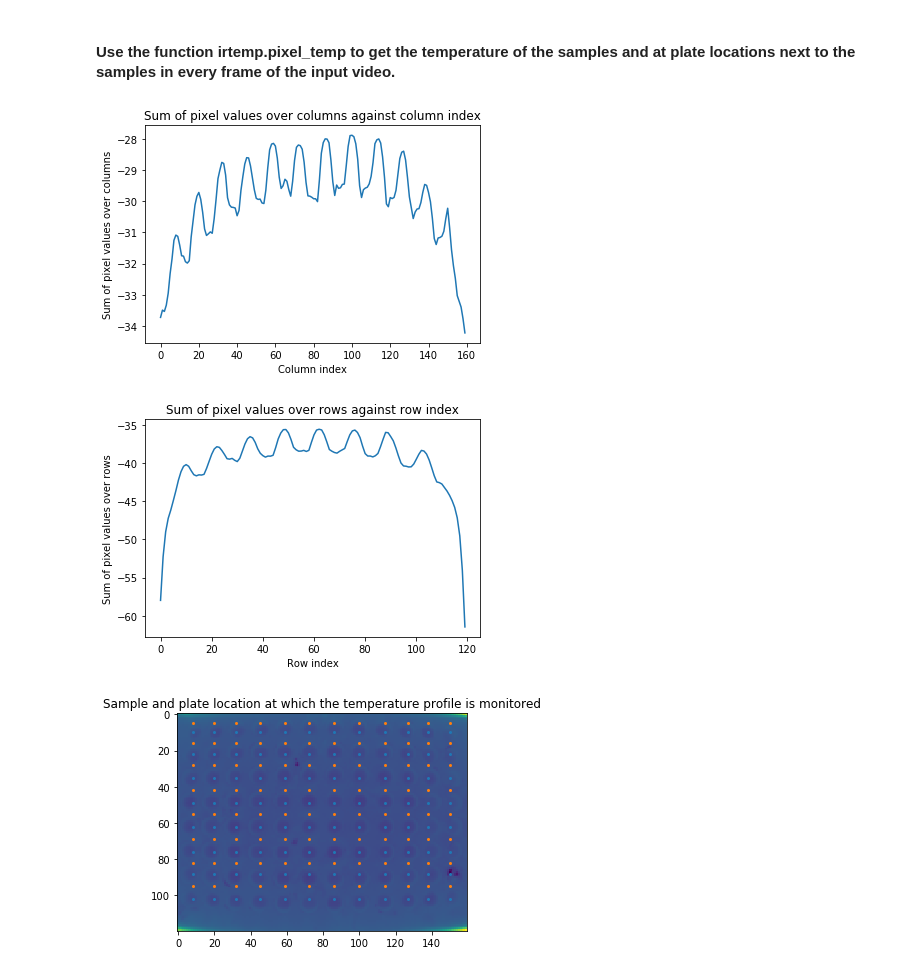
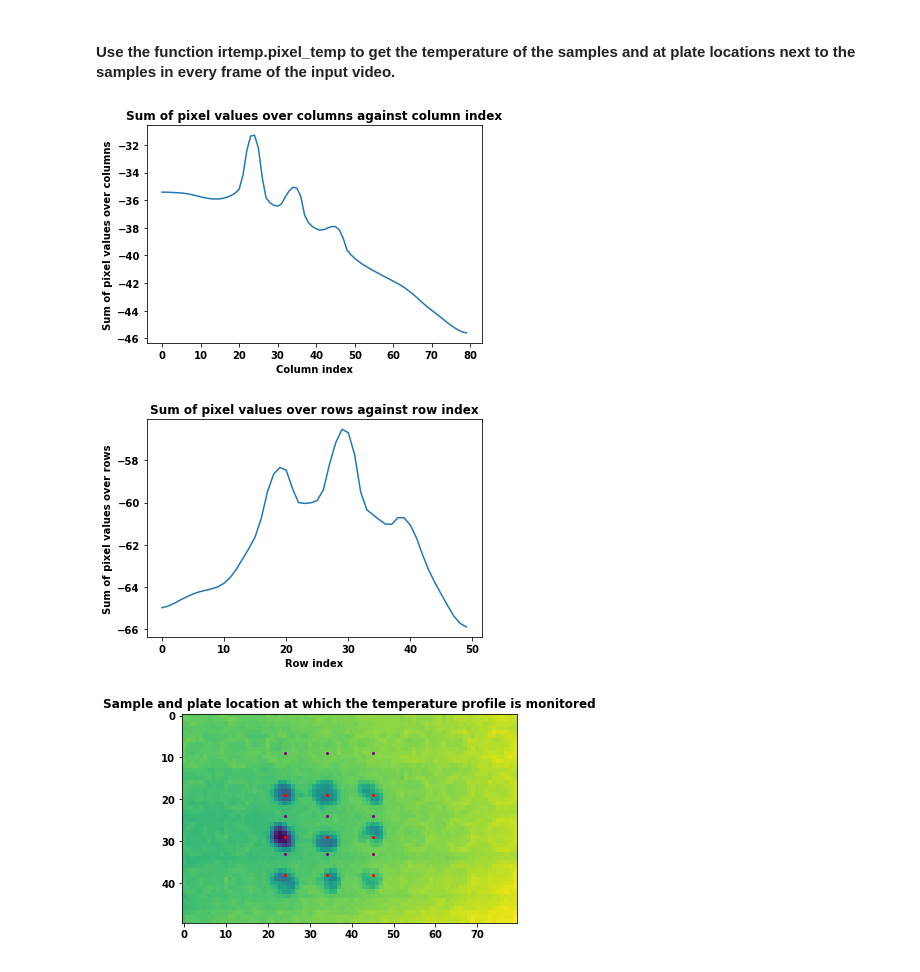
Before and after one commit to ng-git/musical-robot-ver2, a Jupyter notebook: examples/Tutorial.ipynb, the cells around one changed output. Saved outputs shown, nothing was run; the diff lists cells and outputs as text; code cells hidden in the pictures.

```diff
--- a/examples/Tutorial.ipynb
+++ b/examples/Tutorial.ipynb
@@ -13,7 +13,7 @@ from musicalrobot import pixel_analysis
 # %% [markdown]
 #### Use the function 'edge_detection.input_file' to load the input file
 # %%
-frames = edge_detection.input_file('../musicalrobot/data/10_17_19_PPA_Shallow_plate.tiff')
+frames = ed.input_file('../musicalrobot/data/10_17_19_PPA_Shallow_plate.tiff')
 plt.imshow(frames[0])
 # %% [output]
 <matplotlib.image.AxesImage at 0x...>
@@ -65,14 +79,8 @@ frames = edge_detection.input_file('../musicalrobot/data/10_17_19_PPA_Shallow_pl
-# %%
-# Cropping the frames
-crop_frame = []
-for frame in frames:
-    crop_frame.append(frame[35:85,40:120])
-plt.imshow(crop_frame[0])
 # %% [markdown]
 #### Use the function irtemp.pixel_temp to get the temperature of the samples and at plate locations next to the samples in every frame of the input video.
 # %%
-m_df = pixel_analysis.pixel_temp(crop_frame,len(crop_frame),n_columns = 3, n_rows = 3)
+m_df = pa.pixel_temp(crop_frame,len(crop_frame),n_columns = 3, n_rows = 3)
 # %% [output]
-[figure, old version]
+[figure, new version]
-[figure, old version]
+[figure, new version]
-[figure, old version]
+[figure, new version]
```
Also changed, not shown: parts of 11 cells of this notebook, 2 other files.
